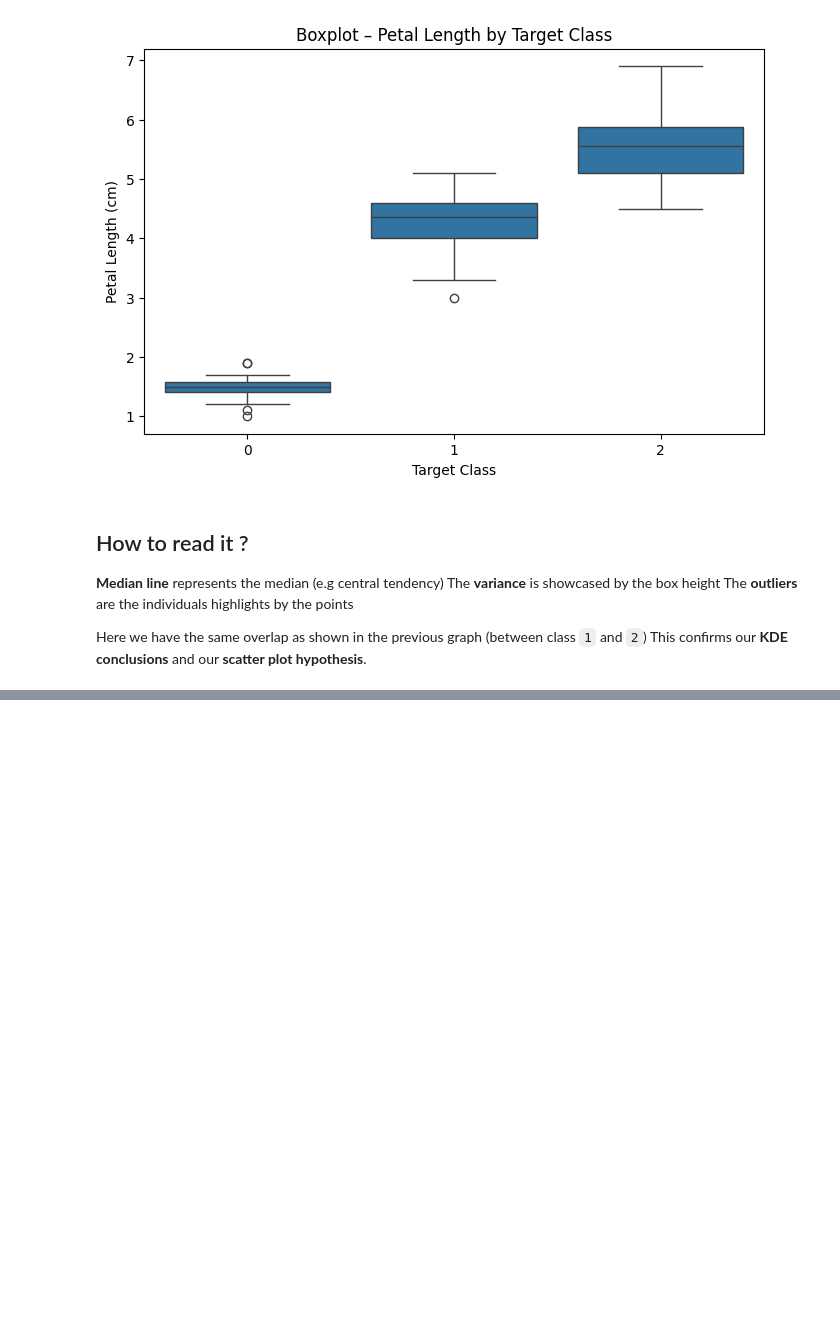
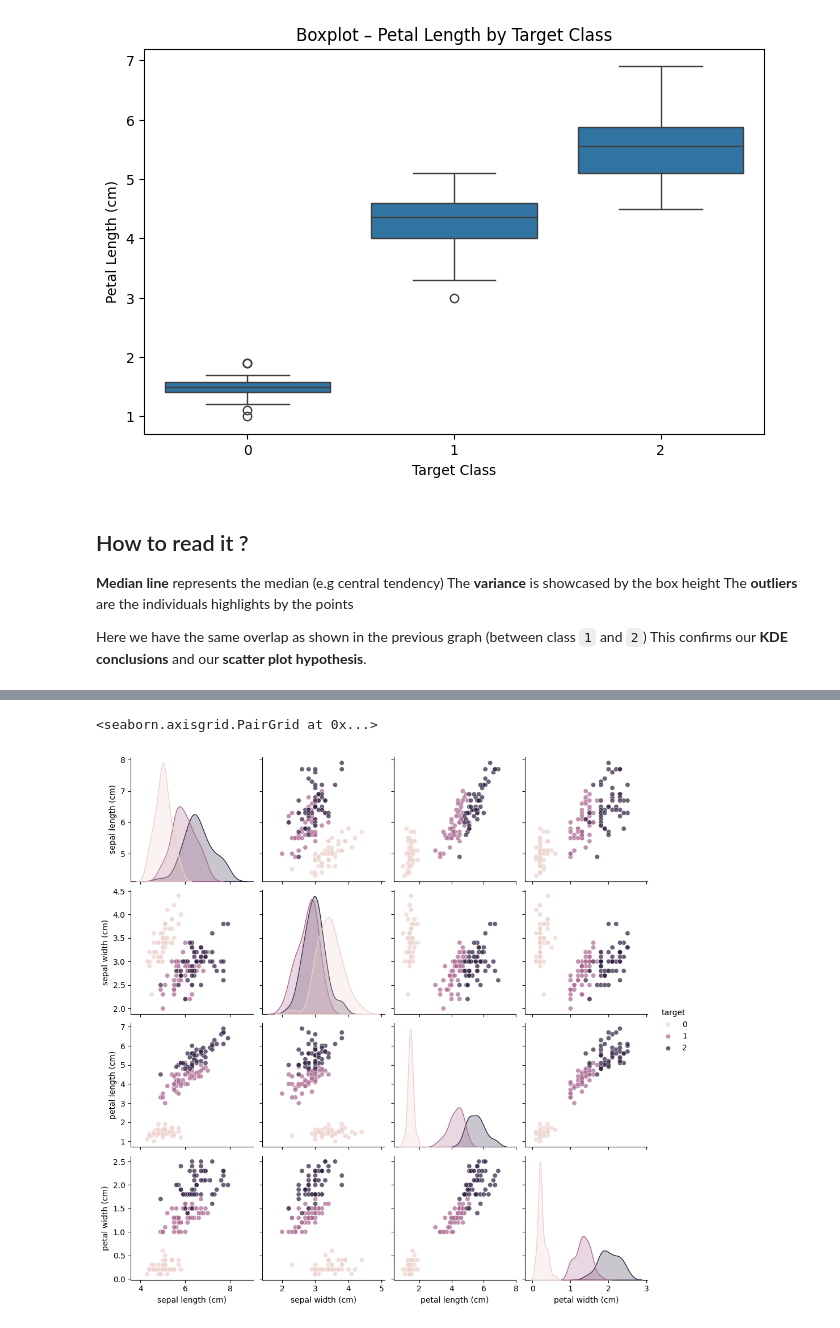
Before and after one commit to pierreprudh/Personal-Cheatsheets, a Jupyter notebook: 3 - Visualization/Vizualization_cheatsheet.ipynb, the cells around one changed output, grey strips where cells are left out. Drawn from its saved outputs; the diff is of its cells as text; code cells hidden in the pictures; blank space fills up the shorter version.

```diff
--- a/3 - Visualization/Vizualization_cheatsheet.ipynb
+++ b/3 - Visualization/Vizualization_cheatsheet.ipynb
@@ -241,0 +278,10 @@ This confirms our **KDE conclusions** and our **scatter plot hypothesis**.
+# %%
+sns.pairplot(
+    iris,
+    hue="target",
+    diag_kind="kde",
+    plot_kws={"alpha": 0.7}
+)
+# %% [output]
+<seaborn.axisgrid.PairGrid at 0x...>
+[figure, added]
```
Also changed, not shown: parts of 11 cells of this notebook.
